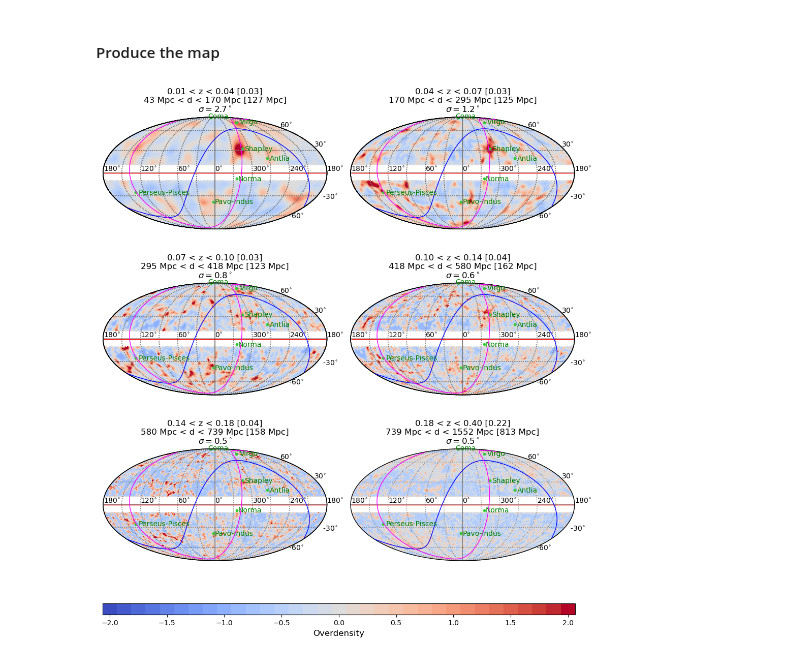
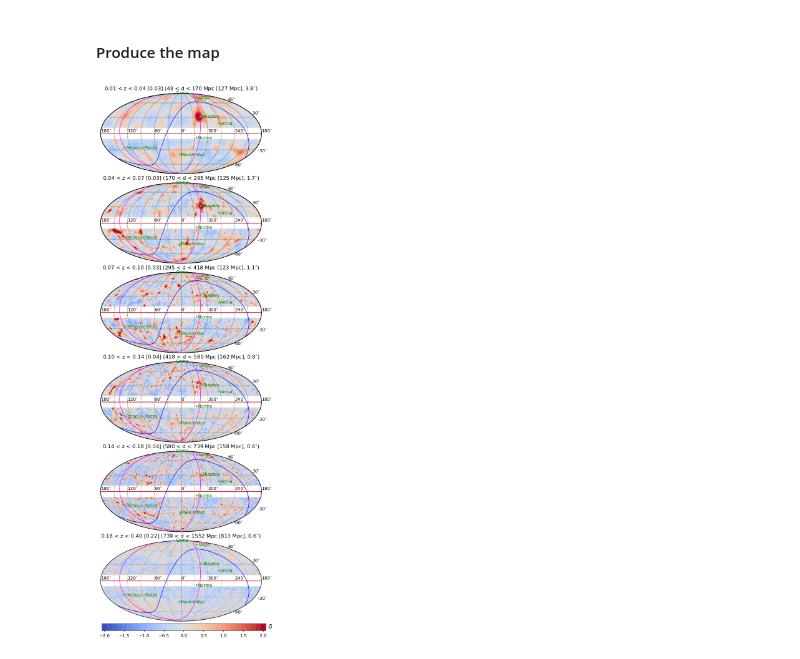
Before and after one commit to KleimenovM/LargeScaleStructure, a Jupyter notebook: lss_all-sky_averaging.ipynb, the cells around one changed output. Drawn from its saved outputs; the diff is of its cells as text; code cells hidden in the pictures.

Commit message:
statistical treatment + new images

```diff
--- a/lss_all-sky_averaging.ipynb
+++ b/lss_all-sky_averaging.ipynb
@@ -670,17 +670,18 @@ clusters_coords = SkyCoord(clusters["RA"], clusters["Dec"], frame='icrs').galact
 # %% [markdown]
 #### Produce the map
 # %%
+from matplotlib.axes import Axes
 import matplotlib.gridspec as gridspec
 import matplotlib.cm as cm
 from scipy.stats import norm
 
 # 1. Create a figure and define a grid
-fig = plt.figure(figsize=(12, 13))
+fig = plt.figure(figsize=(7, 22))
 
 # GridSpec: n_bins rows, 6 columns
 # (4 columns for maps, 1 for histograms, 1 for a bit of padding/colorbar space)
 # Add one extra row for the colorbar
-gs = gridspec.GridSpec(4, 2, wspace=0.1, hspace=0.3, height_ratios=[12, 12, 12, 1])
+gs = gridspec.GridSpec(6, 1, hspace=0.1)
 
 cmap_norm = plt.Normalize(vmin=-2.0625, vmax=2.0625)
 cmap = plt.get_cmap('coolwarm', lut=33)
@@ -690,7 +691,7 @@ maps_final = []
 for j in range(len(zbin_names)):
     # 2. Plot the Map (occupies columns 0 to 3)
     # The 'sub' parameter takes (nrows, ncols, plot_number)
-    ax = fig.add_subplot(gs[j//2, j%2]) # Create the axis where you want it
+    ax = fig.add_subplot(gs[j, 0]) # Create the axis where you want it
     plt.sca(ax)                     # Set Current Axis to the one we just made
 
     to_show = np.copy(final_s[j])
@@ -703,46 +704,45 @@ for j in range(len(zbin_names)):
         cmap=cmap,
         badcolor='white',
         cbar=False,
-        title=f"{zbins[j][0]:.2f} < z < {zbins[j][1]:.2f} [{zbins[j][1] - zbins[j][0]:.2f}]\n"
-              f"{bins_d[j][0]:.0f} Mpc < d < {bins_d[j][1]:.0f} Mpc [{bins_d[j][1] - bins_d[j][0]:.0f} Mpc]\n"
-              r"$\sigma = $"f"{sm_deg[j]:.1f}"r"${}^\circ$",
+        title=f"{zbins[j][0]:.2f} < z < {zbins[j][1]:.2f} [{zbins[j][1] - zbins[j][0]:.2f}] "
+              f"({bins_d[j][0]:.0f} < d < {bins_d[j][1]:.0f} Mpc [{bins_d[j][1] - bins_d[j][0]:.0f} Mpc], {np.sqrt(2) * sm_deg[j]:.1f}"r"$\!{}^\circ\!$)",
         sub=None,
         notext=True,
         hold=True
     )
     hp.graticule(color='gray')
 
 hp.projplot(theta_MW, phi_MW, color='red', coord='G', linewidth=1.0)
 hp.projplot(theta_EQ, phi_EQ, color='blue', coord='G', linewidth=1.0)
 hp.projplot(theta_SG, phi_SG, color='magenta', coord='G', linewidth=1.0)
 
 hp.projscatter(np.pi/2 - clusters_coords.b.rad, clusters_coords.l.rad, coord='G',
                marker='o', s=10, color='limegreen')
 for k in range(clusters["Name"].size):
     hp.projtext(np.pi/2 - clusters_coords.b.rad[k] + 0.05, clusters_coords.l.rad[k] - 0.05,
                 f"{clusters['Name'][k]}", coord='G', color='green')
 
 for l in range(0, 360, 60):
     hp.projtext(np.pi/2-0.04, np.deg2rad(l), f"{l}"r"$\!{}^\circ$")
     if l == 180:
         hp.projtext(np.pi/2-0.04, np.deg2rad(l-1), f"{l}"r"$\!{}^\circ$")
 
 for m in range(-60, 90, 30):
     if m == 0:
         continue
     hp.projtext(np.pi/2 - np.deg2rad(m + np.sign(m) * 5), np.deg2rad(180), f"{'  ' * (1 - np.sign(m))}{m}"r"$\!{}^\circ$")
 
 # 3. Add the Single Global Colorbar
-# Place colorbar in the last row, spanning the map columns (0 to 4)
-cbar_ax = fig.add_subplot(gs[3, :])
+cbar_ax: Axes = fig.add_axes([0.15, 0.097, 0.75, 0.01])
 cb = fig.colorbar(cm.ScalarMappable(norm=cmap_norm, cmap=cmap),
                   cax=cbar_ax, orientation='horizontal', aspect=40)
-cb.set_label('Overdensity', fontsize=12)
+cbar_ax.set_ylabel(r'$\delta$', rotation=0, loc='top', labelpad=15, fontsize=14)
+cbar_ax.yaxis.set_label_position('right')
 
-plt.savefig("./figures/lss-final.pdf", bbox_inches='tight', pad_inches=0.05)
+plt.savefig("./figures/lss-final-v.pdf", bbox_inches='tight', pad_inches=0.05)
 plt.show()
 # %% [output]
-[figure, old version]
+[figure, new version]
 # %%
 ## save overdensity maps
 for j in range(nz):
```
Also changed, not shown: parts of 1 cell of this notebook, 10 other files.
